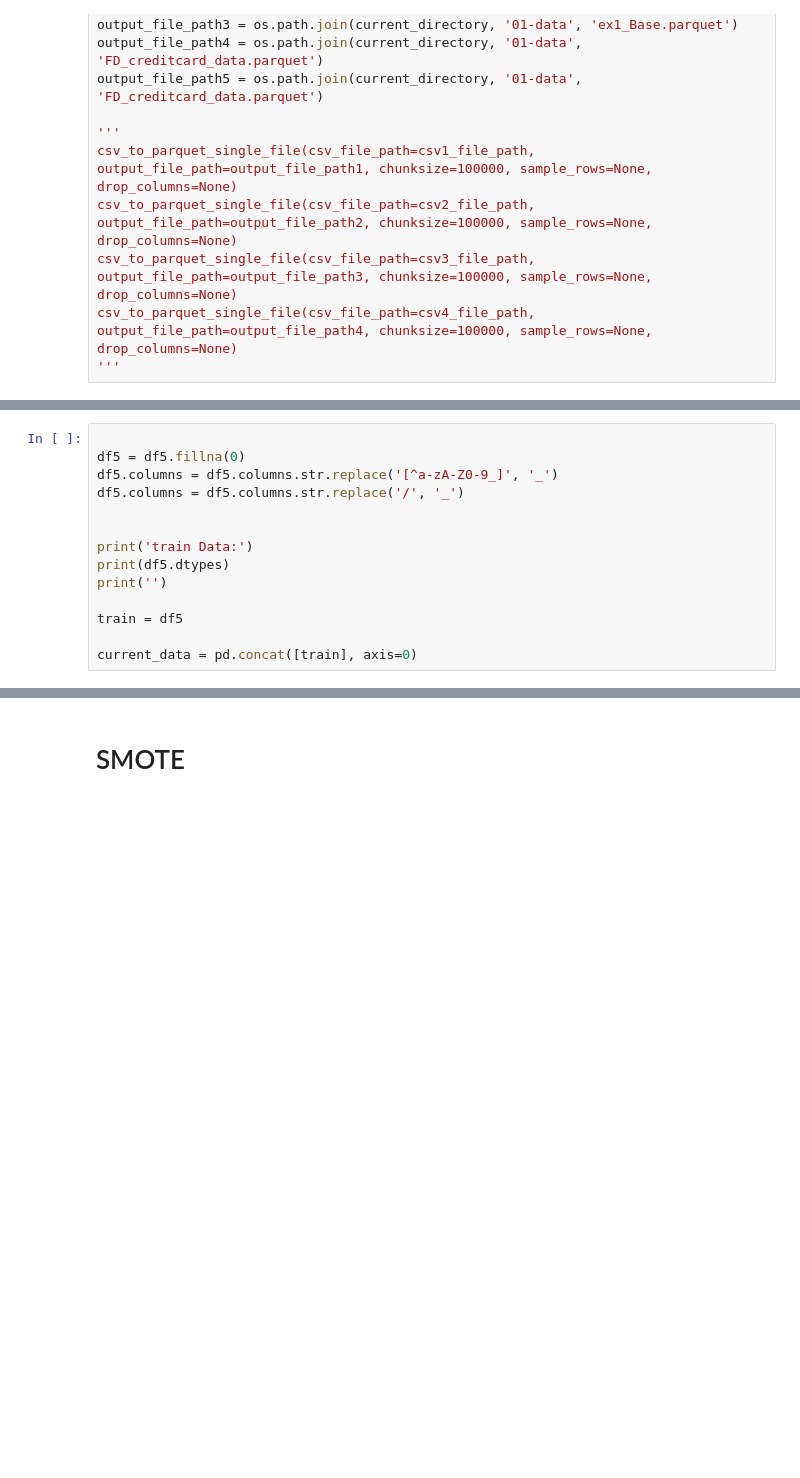
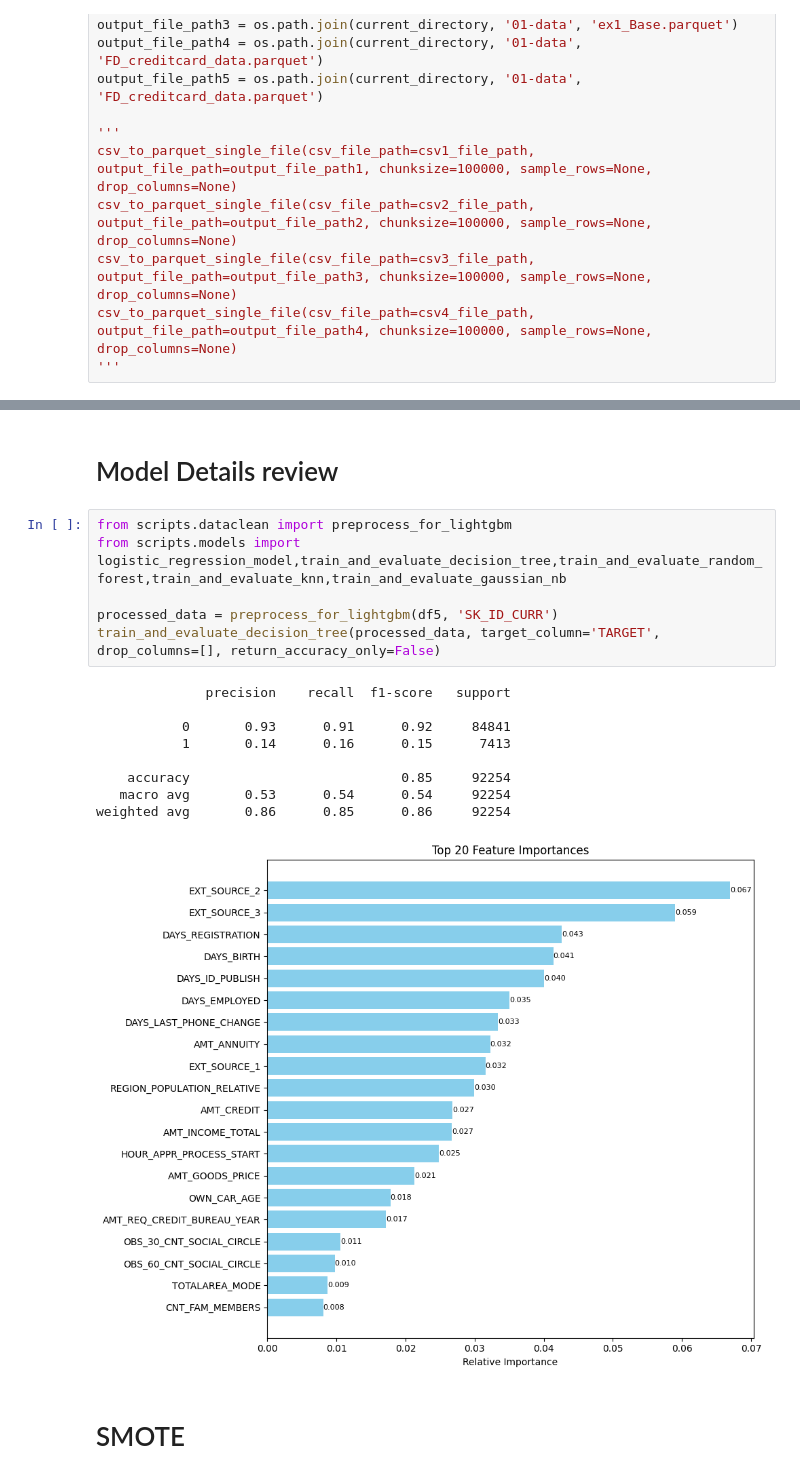
Before and after one commit to Dandata0101/mbs-fraud-detection, a Jupyter notebook: Classwork_day03.ipynb, the cells around one changed output, grey strips where cells are left out. Saved outputs shown, nothing was run; the diff lists cells and outputs as text; blank space fills up the shorter version.

```diff
--- a/Classwork_day03.ipynb
+++ b/Classwork_day03.ipynb
@@ -275,14 +44,0 @@ print(f"Model Accuracy(Gaussian): {accuracy4 * 100:.2f}%")
-# %%
-
-df5 = df5.fillna(0)
-df5.columns = df5.columns.str.replace('[^a-zA-Z0-9_]', '_')
-df5.columns = df5.columns.str.replace('/', '_')
-
-
-print('train Data:')
-print(df5.dtypes)
-print('')
-
-train = df5
-
-current_data = pd.concat([train], axis=0)
@@ -405,3 +68,21 @@ plt.show()
+# %% [markdown]
+# Model Details review
+# %%
+from scripts.dataclean import preprocess_for_lightgbm
+from scripts.models import logistic_regression_model,train_and_evaluate_decision_tree,train_and_evaluate_random_forest,train_and_evaluate_knn,train_and_evaluate_gaussian_nb
+
+processed_data = preprocess_for_lightgbm(df5, 'SK_ID_CURR')
+train_and_evaluate_decision_tree(processed_data, target_column='TARGET', drop_columns=[], return_accuracy_only=False)
+# %% [output]
+              precision    recall  f1-score   support
+
+           0       0.93      0.91      0.92     84841
+           1       0.14      0.16      0.15      7413
+
+    accuracy                           0.85     92254
+   macro avg       0.53      0.54      0.54     92254
+weighted avg       0.86      0.85      0.86     92254
+[figure, added]
 # %% [markdown]
 # SMOTE
 # %%
```
Also changed, not shown: parts of 21 cells of this notebook, 3 other files.
